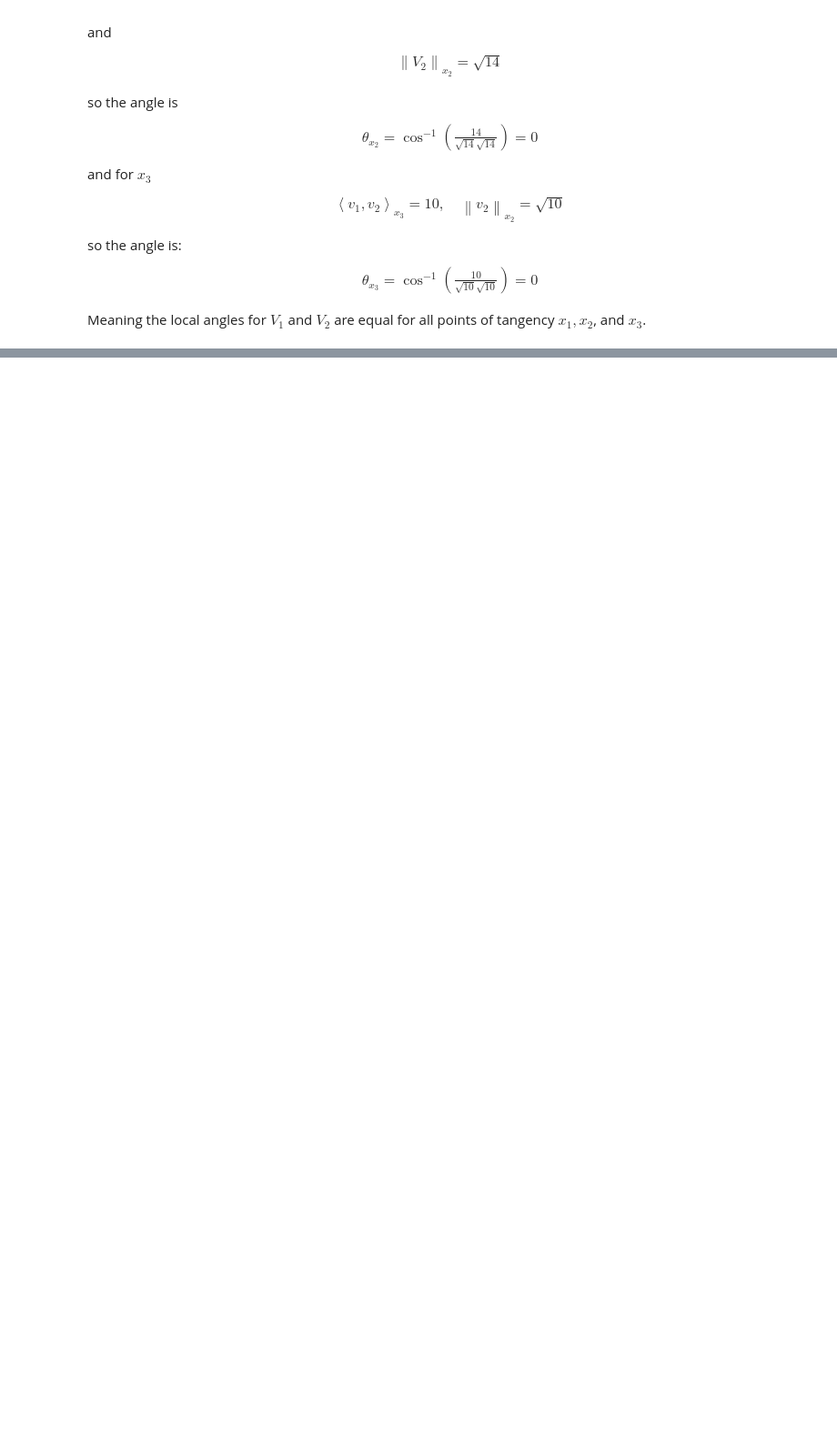
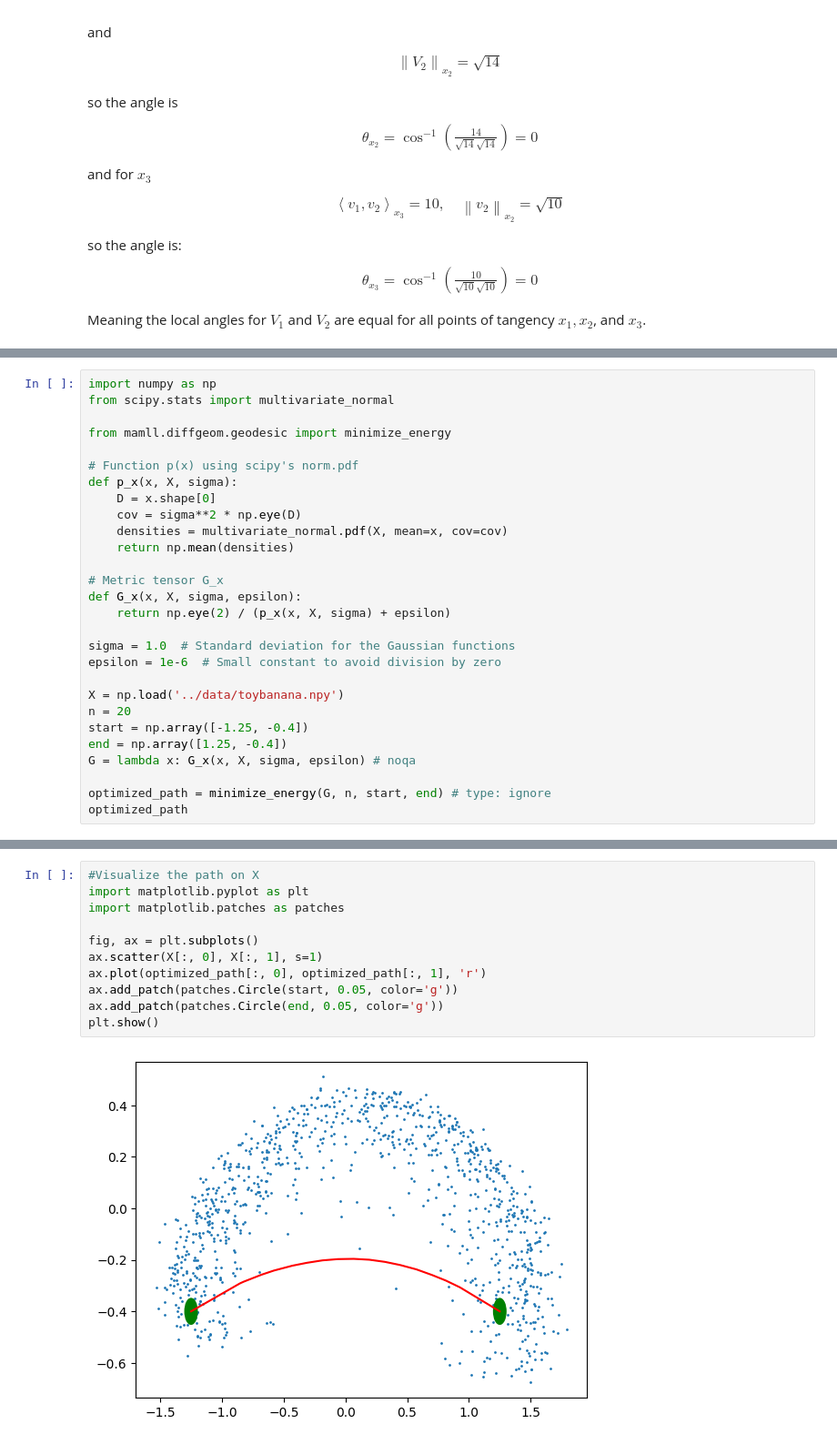
Before and after one commit to wdmdev/mamll, a Jupyter notebook: notebooks/week6.ipynb, the cells around one changed output, grey strips where cells are left out. Shown at 91% size. Saved outputs shown, nothing was run; the diff lists cells and outputs as text; blank space fills up the shorter version.

Commit message:
add week 6 exercises, mterics and geodesics

```diff
--- a/notebooks/week6.ipynb
+++ b/notebooks/week6.ipynb
@@ -274,0 +453,28 @@ Meaning the local angles for $V_1$ and $V_2$ are equal for all points of tangenc
+# %%
+import numpy as np
+from scipy.stats import multivariate_normal
+
+from mamll.diffgeom.geodesic import minimize_energy
+
+# Function p(x) using scipy's norm.pdf
+def p_x(x, X, sigma):
+    D = x.shape[0]
+    cov = sigma**2 * np.eye(D)
+    densities = multivariate_normal.pdf(X, mean=x, cov=cov)
+    return np.mean(densities)
+
+# Metric tensor G_x
+def G_x(x, X, sigma, epsilon):
+    return np.eye(2) / (p_x(x, X, sigma) + epsilon)
+
+sigma = 1.0  # Standard deviation for the Gaussian functions
+epsilon = 1e-6  # Small constant to avoid division by zero
+
+X = np.load('../data/toybanana.npy')
+n = 20
+start = np.array([-1.25, -0.4])
+end = np.array([1.25, -0.4])
+G = lambda x: G_x(x, X, sigma, epsilon) # noqa
+
+optimized_path = minimize_energy(G, n, start, end) # type: ignore
+optimized_path
@@ -274,0 +502,13 @@ Meaning the local angles for $V_1$ and $V_2$ are equal for all points of tangenc
+# %%
+#Visualize the path on X
+import matplotlib.pyplot as plt
+import matplotlib.patches as patches
+
+fig, ax = plt.subplots()
+ax.scatter(X[:, 0], X[:, 1], s=1)
+ax.plot(optimized_path[:, 0], optimized_path[:, 1], 'r')
+ax.add_patch(patches.Circle(start, 0.05, color='g'))
+ax.add_patch(patches.Circle(end, 0.05, color='g'))
+plt.show()
+# %% [output]
+[figure, added]
```
Also changed, not shown: parts of 20 cells of this notebook, 1 other file.
